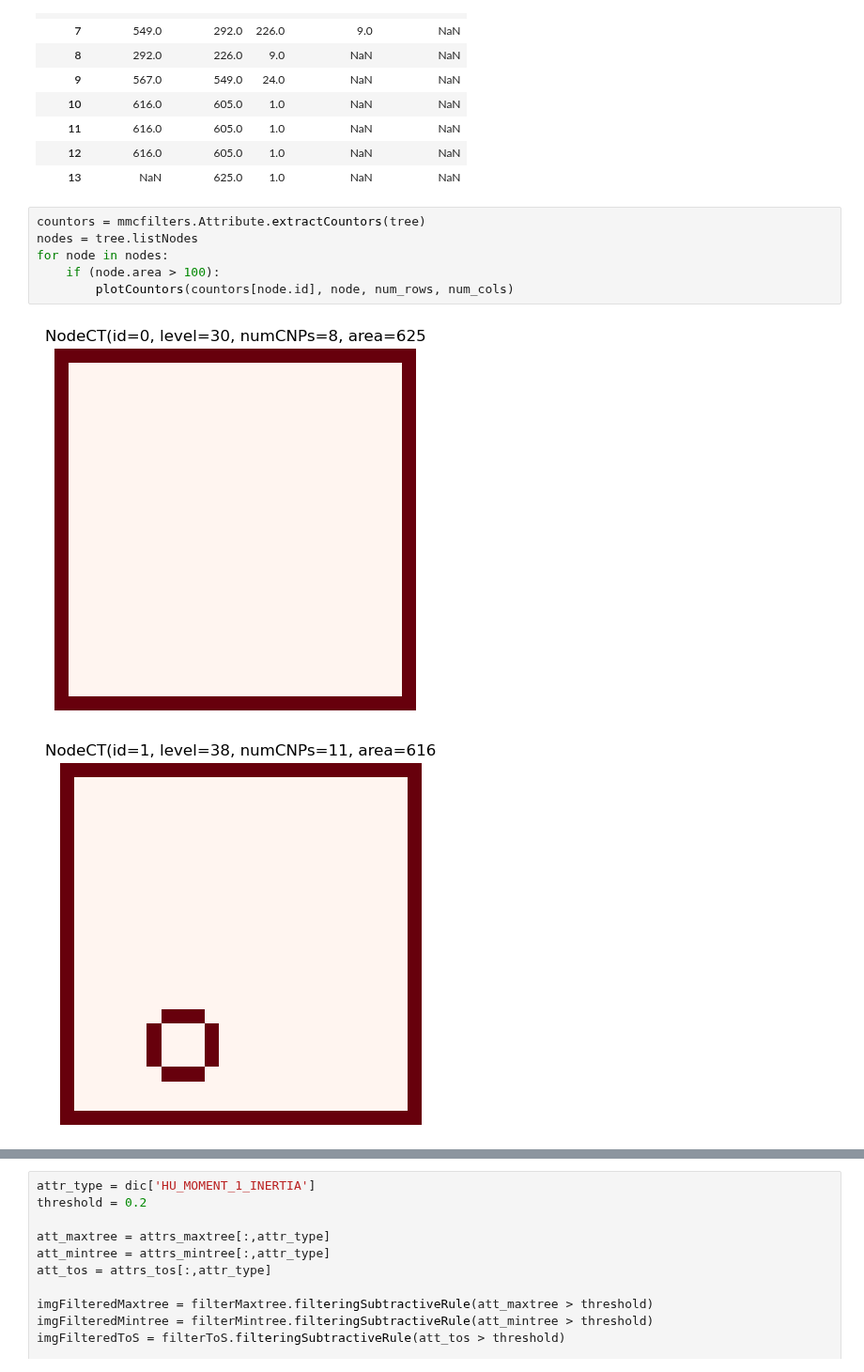
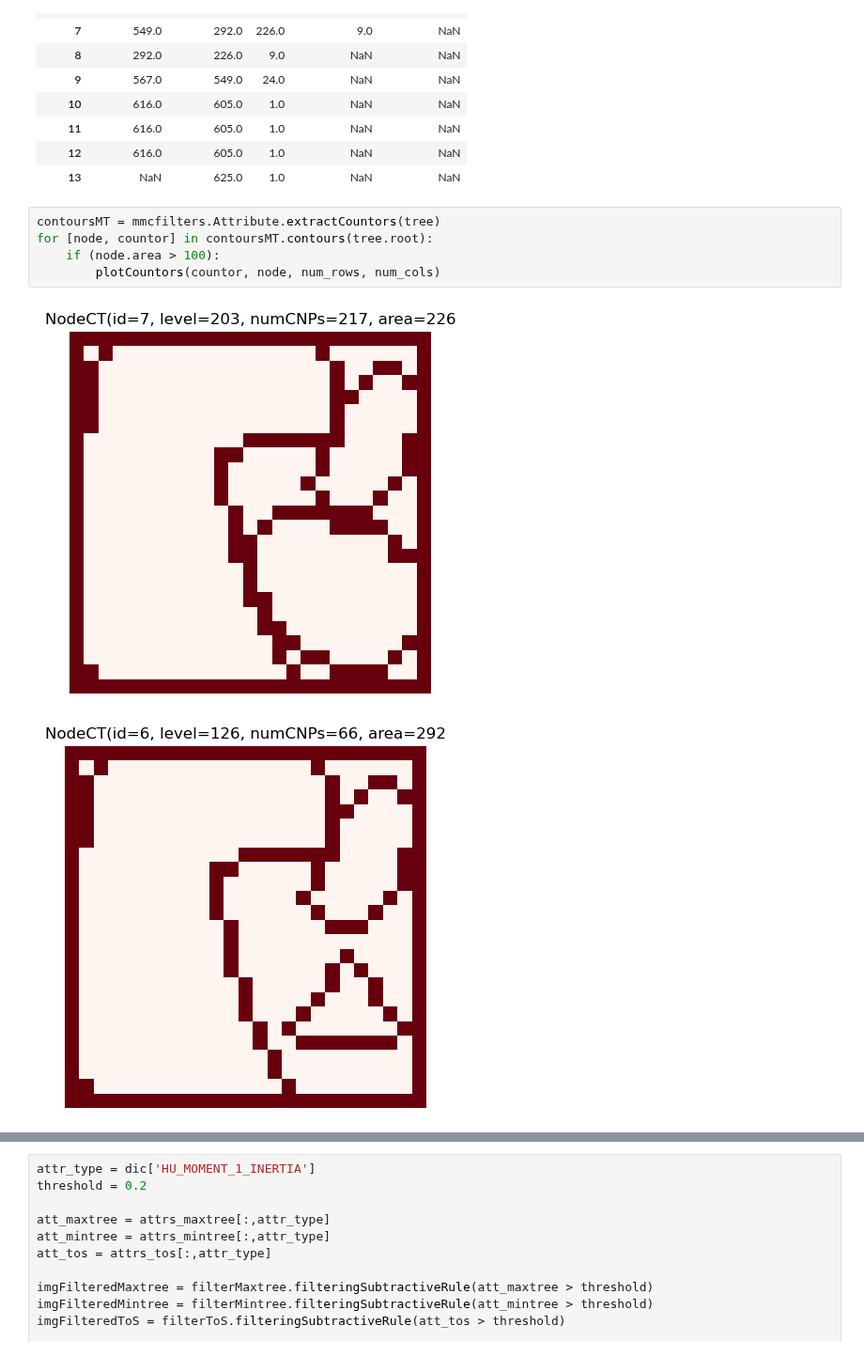
Before and after one commit to wonderalexandre/mmcfilters, a Jupyter notebook: notebooks/SimpleExamples.ipynb, the cells around one changed output, grey strips where cells are left out. Shown at 94% size. Cells and saved outputs as stored; diff of their text form.

```diff
--- a/notebooks/SimpleExamples.ipynb
+++ b/notebooks/SimpleExamples.ipynb
@@ -299,11 +299,10 @@ pd.DataFrame(attrs, columns=dic, index=pd.Index(range(len(attrs)), name="NodeID"
 | 12 | 616.0 | 605.0 | 1.0 | NaN | NaN |
 | 13 | NaN | 625.0 | 1.0 | NaN | NaN |
 # %%
-countors = mmcfilters.Attribute.extractCountors(tree)
-nodes = tree.listNodes
-for node in nodes:
+contoursMT = mmcfilters.Attribute.extractCountors(tree)
+for [node, countor] in contoursMT.contours(tree.root):
     if (node.area > 100):
-        plotCountors(countors[node.id], node, num_rows, num_cols)
+        plotCountors(countor, node, num_rows, num_cols)
 # %% [output]
-[figure, old version]
+[figure, new version]
-[figure, old version]
+[figure, new version]
```
Also changed, not shown: parts of 4 cells of this notebook, 12 other files.
